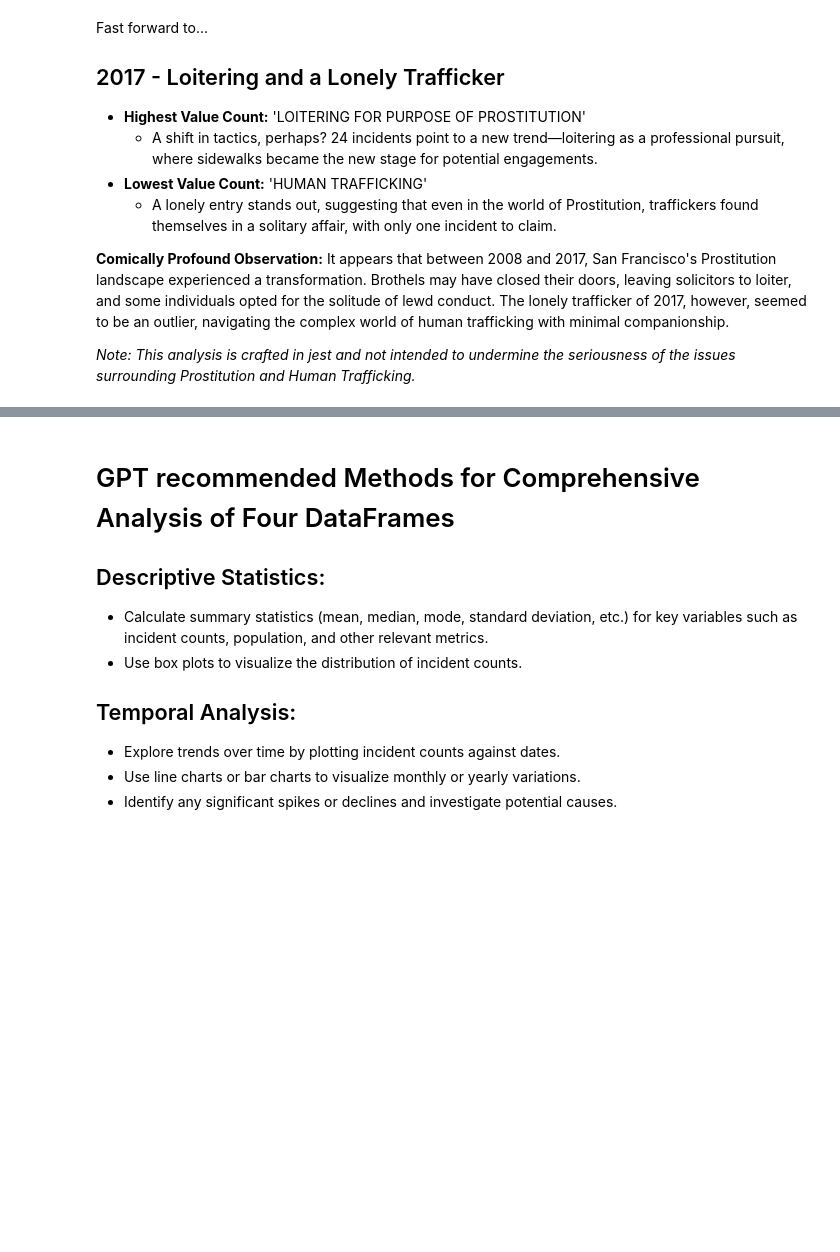
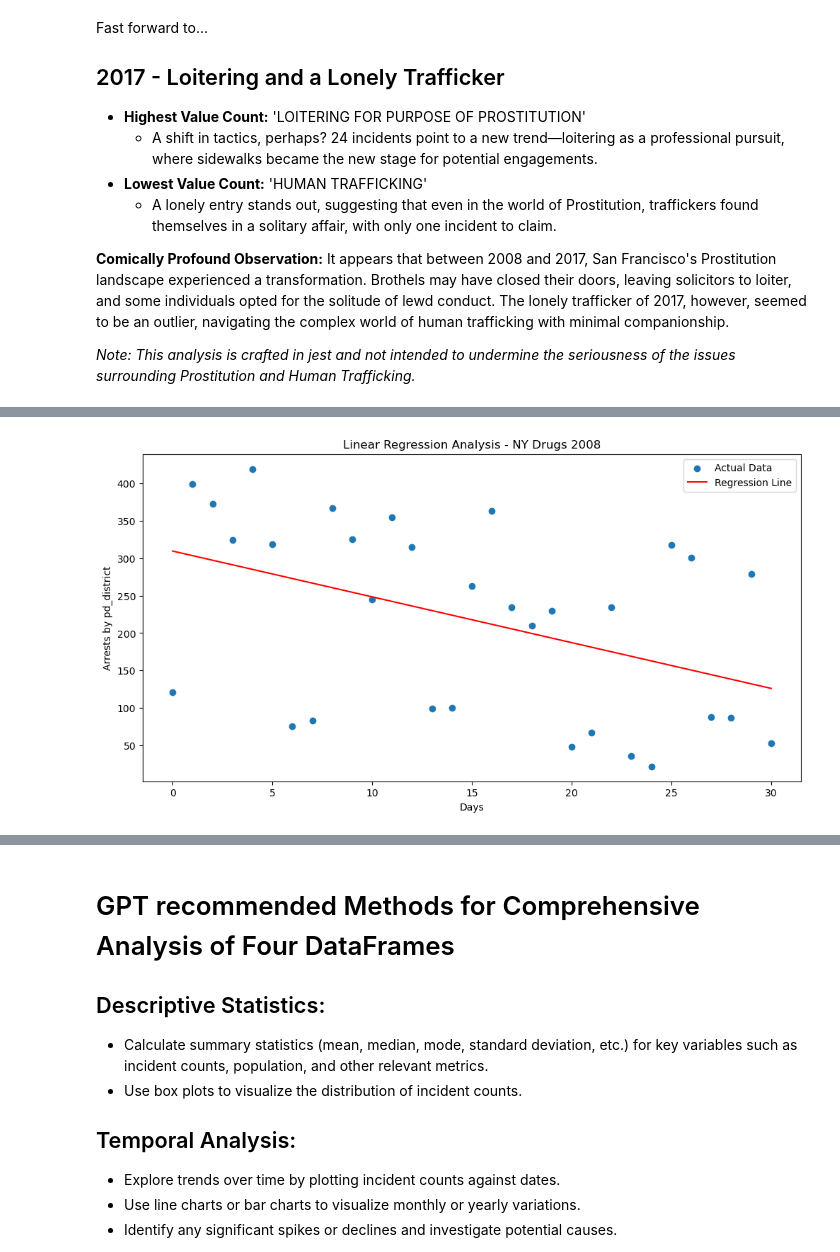
Before and after one commit to McPhersonTrk/Hookers-and-Blow-A-Case-Study-of-Holiday-Cheer, a Jupyter notebook: mcp_sf_ny_corr.ipynb, the cells around one changed output, grey strips where cells are left out. Saved outputs shown, nothing was run; the diff lists cells and outputs as text; code cells hidden in the pictures; blank space fills up the shorter version.

```diff
--- a/mcp_sf_ny_corr.ipynb
+++ b/mcp_sf_ny_corr.ipynb
@@ -508,0 +757,82 @@ It appears that between 2008 and 2017, San Francisco's Prostitution landscape ex
+# %%
+import pandas as pd
+from scipy.stats import linregress
+import matplotlib.pyplot as plt
+
+# Assuming you have the DataFrames
+# NY drugs
+ny_drugs_dec_2008 = pd.read_csv('./Cleaned_Resources_NY_SanFran/ny_drugs_dec_2008.csv')
+ny_drugs_dec_2017 = pd.read_csv('./Cleaned_Resources_NY_SanFran/ny_drugs_dec_2017.csv')
+
+# NY prostitution
+ny_prostitution_dec_2008 = pd.read_csv('./Cleaned_Resources_NY_SanFran/ny_prostitution_dec_2008.csv')
+ny_prostitution_dec_2017 = pd.read_csv('./Cleaned_Resources_NY_SanFran/ny_prostitution_dec_2017.csv')
+
+# SF drugs
+sf_drugs_dec_2008 = pd.read_csv('./Cleaned_Resources_NY_SanFran/SanFran_drugs_2008.csv')
+sf_drugs_dec_2017 = pd.read_csv('./Cleaned_Resources_NY_SanFran/SanFran_drugs_2017.csv')
+
+# SF prostitution
+sf_prostitution_dec_2008 = pd.read_csv('./Cleaned_Resources_NY_SanFran/SanFran_prostitution_2008.csv')
+sf_prostitution_dec_2017 = pd.read_csv('./Cleaned_Resources_NY_SanFran/SanFran_prostitution_2017.csv')
+
+# Function to perform linear regression and plot the data
+def perform_regression_plot(df, title):
+    # Aggregate the data by day
+    daily_counts = df.groupby('date')['pd_district'].count()
+
+    # Create a DataFrame with the date and corresponding arrests count
+    regression_df = pd.DataFrame({'date': daily_counts.index, 'arrests': daily_counts.values})
+
+    # Perform linear regression
+    slope, intercept, r_value, p_value, std_err = linregress(regression_df.index, regression_df['arrests'])
+
+    # Predict the values using the regression equation
+    regression_line = slope * regression_df.index + intercept
+
+    # Plot the data and regression line
+    plt.figure(figsize=(12, 6))
+    plt.scatter(regression_df.index, regression_df['arrests'], label='Actual Data')
+    plt.plot(regression_df.index, regression_line, color='red', label='Regression Line')
+
+    # Add labels and title
+    plt.xlabel('Days')
+    plt.ylabel('Arrests by pd_district')
+    plt.title(f'Linear Regression Analysis - {title}')
+    plt.legend()
+
+    # Show the plot
+    plt.show()
+
+    # Display regression statistics
+    print(f"Slope: {slope}")
+    print(f"Intercept: {intercept}")
+    print(f"R-squared: {r_value**2}")
+    print(f"P-value: {p_value}")
+    print(f"Standard Error: {std_err}")
+
+# Perform regression analysis and plot for NY Drugs 2008
+perform_regression_plot(ny_drugs_dec_2008, 'NY Drugs 2008')
+
+# Perform regression analysis and plot for NY Drugs 2017
+perform_regression_plot(ny_drugs_dec_2017, 'NY Drugs 2017')
+
+# Perform regression analysis and plot for NY Prostitution 2008
+perform_regression_plot(ny_prostitution_dec_2008, 'NY Prostitution 2008')
+
+# Perform regression analysis and plot for NY Prostitution 2017
+perform_regression_plot(ny_prostitution_dec_2017, 'NY Prostitution 2017')
+
+# Perform regression analysis and plot for SF Drugs 2008
+perform_regression_plot(sf_drugs_dec_2008, 'SF Drugs 2008')
+
+# Perform regression analysis and plot for SF Drugs 2017
+perform_regression_plot(sf_drugs_dec_2017, 'SF Drugs 2017')
+
+# Perform regression analysis and plot for SF Prostitution 2008
+perform_regression_plot(sf_prostitution_dec_2008, 'SF Prostitution 2008')
+
+# Perform regression analysis and plot for SF Prostitution 2017
+perform_regression_plot(sf_prostitution_dec_2017, 'SF Prostitution 2017')
+# %% [output]
+[figure, added]
```
Also changed, not shown: parts of 31 cells of this notebook.
